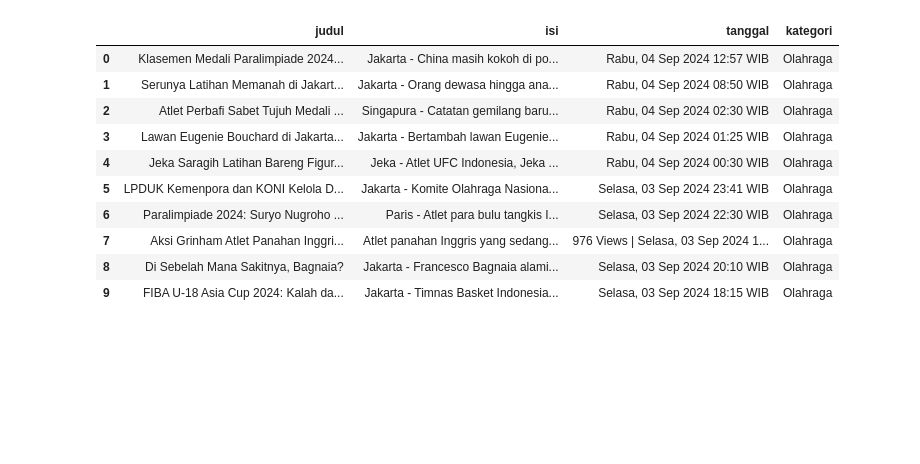
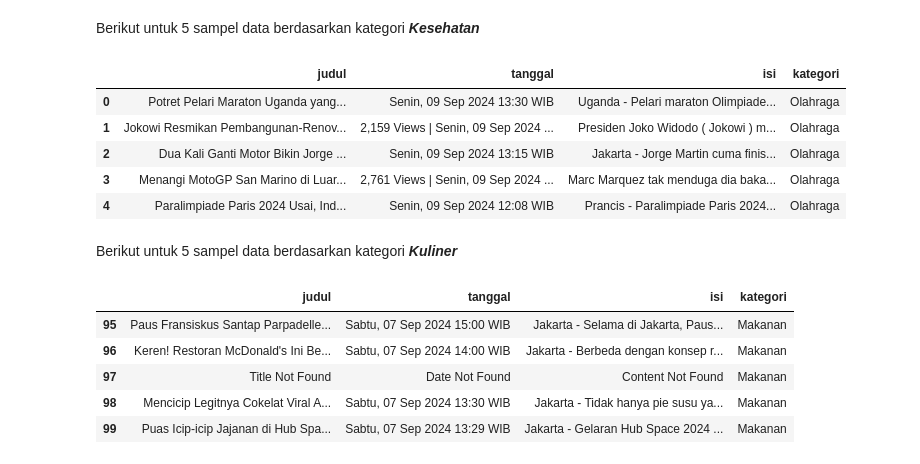
Before and after one commit to agusALhasib/PPW-A, a Jupyter notebook: _sources/Tugas-PPW-A/Tugas1.ipynb, the cells around one changed output. Cells and saved outputs as stored; diff of their text form; code cells hidden in the pictures; blank space fills up the shorter version.

```diff
--- a/_sources/Tugas-PPW-A/Tugas1.ipynb
+++ b/_sources/Tugas-PPW-A/Tugas1.ipynb
@@ -98,14 +154,23 @@ Terdapat berbagai macam library yang dapat digunakan untuk crawling data. Librar
+# %% [markdown]
+Berikut untuk 5 sampel data berdasarkan kategori ***Kesehatan***
+# %%
+df=pd.read_csv("data_berita_detik.csv")
+df.head(5)
+# %% [output]
+|  | judul | tanggal | isi | kategori |
+| 0 | Potret Pelari Maraton Uganda yang... | Senin, 09 Sep 2024 13:30 WIB | Uganda - Pelari maraton Olimpiade... | Olahraga |
+| 1 | Jokowi Resmikan Pembangunan-Renov... | 2,159 Views | Senin, 09 Sep 2024 ... | Presiden Joko Widodo ( Jokowi ) m... | Olahraga |
+| 2 | Dua Kali Ganti Motor Bikin Jorge ... | Senin, 09 Sep 2024 13:15 WIB | Jakarta - Jorge Martin cuma finis... | Olahraga |
+| 3 | Menangi MotoGP San Marino di Luar... | 2,761 Views | Senin, 09 Sep 2024 ... | Marc Marquez tak menduga dia baka... | Olahraga |
+| 4 | Paralimpiade Paris 2024 Usai, Ind... | Senin, 09 Sep 2024 12:08 WIB | Prancis - Paralimpiade Paris 2024... | Olahraga |
+# %% [markdown]
+Berikut untuk 5 sampel data berdasarkan kategori ***Kuliner***
 # %%
-df
+df.tail(5)
 # %% [output]
-|  | judul | isi | tanggal | kategori |
-| 0 | Klasemen Medali Paralimpiade 2024... | Jakarta - China masih kokoh di po... | Rabu, 04 Sep 2024 12:57 WIB | Olahraga |
-| 1 | Serunya Latihan Memanah di Jakart... | Jakarta - Orang dewasa hingga ana... | Rabu, 04 Sep 2024 08:50 WIB | Olahraga |
-| 2 | Atlet Perbafi Sabet Tujuh Medali ... | Singapura - Catatan gemilang baru... | Rabu, 04 Sep 2024 02:30 WIB | Olahraga |
-| 3 | Lawan Eugenie Bouchard di Jakarta... | Jakarta - Bertambah lawan Eugenie... | Rabu, 04 Sep 2024 01:25 WIB | Olahraga |
-| 4 | Jeka Saragih Latihan Bareng Figur... | Jeka - Atlet UFC Indonesia, Jeka ... | Rabu, 04 Sep 2024 00:30 WIB | Olahraga |
-| 5 | LPDUK Kemenpora dan KONI Kelola D... | Jakarta - Komite Olahraga Nasiona... | Selasa, 03 Sep 2024 23:41 WIB | Olahraga |
-| 6 | Paralimpiade 2024: Suryo Nugroho ... | Paris - Atlet para bulu tangkis I... | Selasa, 03 Sep 2024 22:30 WIB | Olahraga |
-| 7 | Aksi Grinham Atlet Panahan Inggri... | Atlet panahan Inggris yang sedang... | 976 Views | Selasa, 03 Sep 2024 1... | Olahraga |
-| 8 | Di Sebelah Mana Sakitnya, Bagnaia? | Jakarta - Francesco Bagnaia alami... | Selasa, 03 Sep 2024 20:10 WIB | Olahraga |
-| 9 | FIBA U-18 Asia Cup 2024: Kalah da... | Jakarta - Timnas Basket Indonesia... | Selasa, 03 Sep 2024 18:15 WIB | Olahraga |
+|  | judul | tanggal | isi | kategori |
+| 95 | Paus Fransiskus Santap Parpadelle... | Sabtu, 07 Sep 2024 15:00 WIB | Jakarta - Selama di Jakarta, Paus... | Makanan |
+| 96 | Keren! Restoran McDonald's Ini Be... | Sabtu, 07 Sep 2024 14:00 WIB | Jakarta - Berbeda dengan konsep r... | Makanan |
+| 97 | Title Not Found | Date Not Found | Content Not Found | Makanan |
+| 98 | Mencicip Legitnya Cokelat Viral A... | Sabtu, 07 Sep 2024 13:30 WIB | Jakarta - Tidak hanya pie susu ya... | Makanan |
+| 99 | Puas Icip-icip Jajanan di Hub Spa... | Sabtu, 07 Sep 2024 13:29 WIB | Jakarta - Gelaran Hub Space 2024 ... | Makanan |
```
Also changed, not shown: parts of 7 cells of this notebook, 13 other files.
